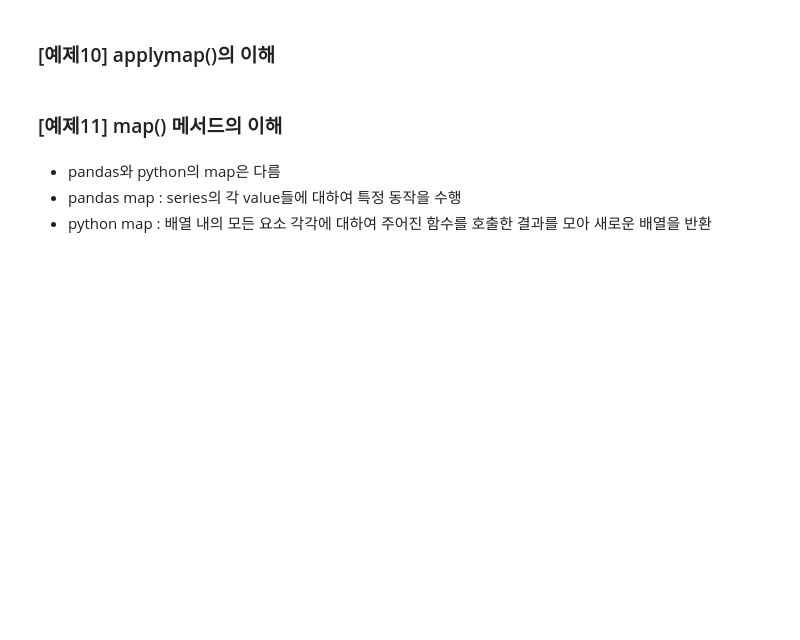
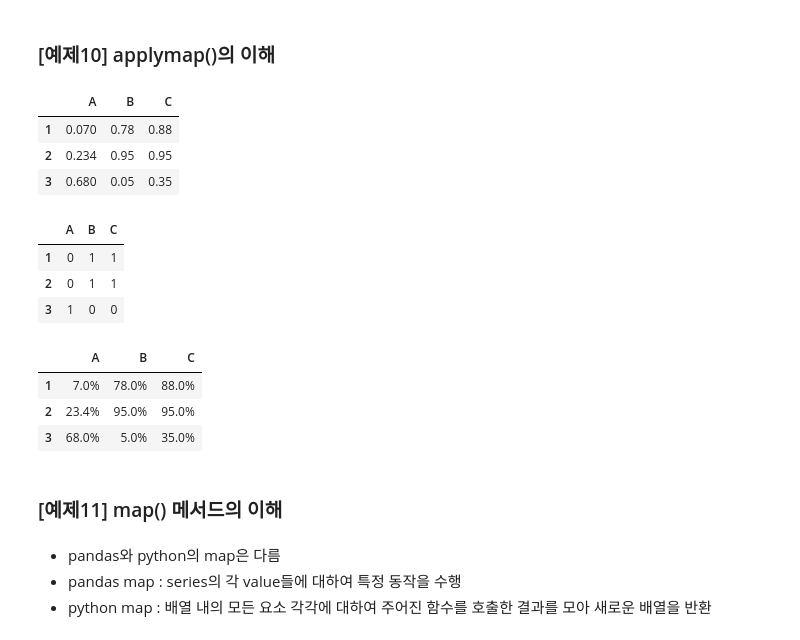
Before and after one commit to HayeonWon/SAMSUNG-Data-Science-Edu., a Jupyter notebook: Week2_Pandas/3부_2과_[EX] Method를 이용한 고급 편집.ipynb, the cells around one changed output. Saved outputs shown, nothing was run; the diff lists cells and outputs as text; code cells hidden in the pictures; blank space fills up the shorter version.

```diff
--- a/Week2_Pandas/3부_2과_[EX] Method를 이용한 고급 편집.ipynb
+++ b/Week2_Pandas/3부_2과_[EX] Method를 이용한 고급 편집.ipynb
@@ -284,13 +414,28 @@ disp('df', 'r5')
 # %% [markdown]
 ### [예제10] applymap()의 이해
 # %%
+# df의 각 value에 함수 적용
+
 df = pd.DataFrame({'A': [0.07, 0.234, 0.68], 'B':[0.78,0.95,0.05], 'C':[0.88,0.95,0.35]}, index=[1,2,3])
 df
 
 r1 = df.applymap(round)
 r2 = df.applymap('{:.1%}'.format )
-r3 = df.apply('{:.1%}'.format ) # error
+# r3 = df.apply('{:.1%}'.format ) # error
 r1; r2
+# %% [output]
+|  | A | B | C |
+| 1 | 0.070 | 0.78 | 0.88 |
+| 2 | 0.234 | 0.95 | 0.95 |
+| 3 | 0.680 | 0.05 | 0.35 |
+|  | A | B | C |
+| 1 | 0 | 1 | 1 |
+| 2 | 0 | 1 | 1 |
+| 3 | 1 | 0 | 0 |
+|  | A | B | C |
+| 1 | 7.0% | 78.0% | 88.0% |
+| 2 | 23.4% | 95.0% | 95.0% |
+| 3 | 68.0% | 5.0% | 35.0% |
 # %% [markdown]
 ### [예제11] map() 메서드의 이해
 # %% [markdown]
```
Also changed, not shown: parts of 9 cells of this notebook, 13 other files.
